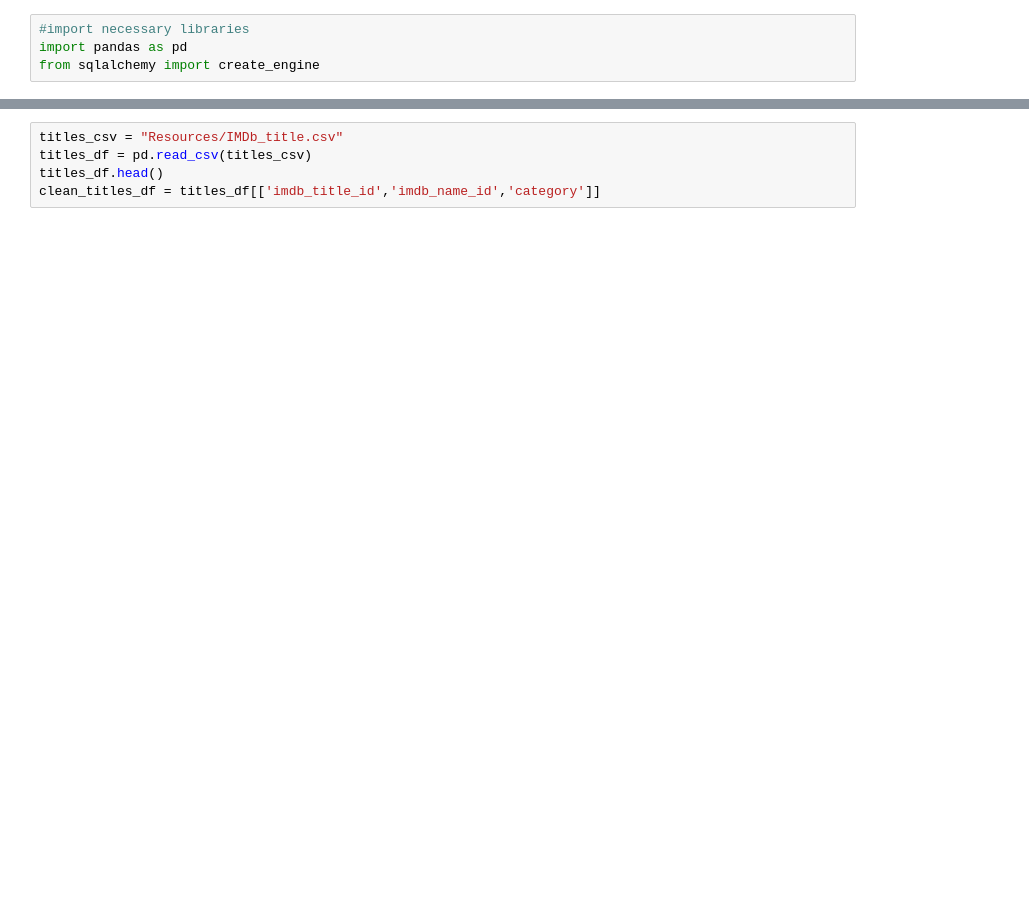
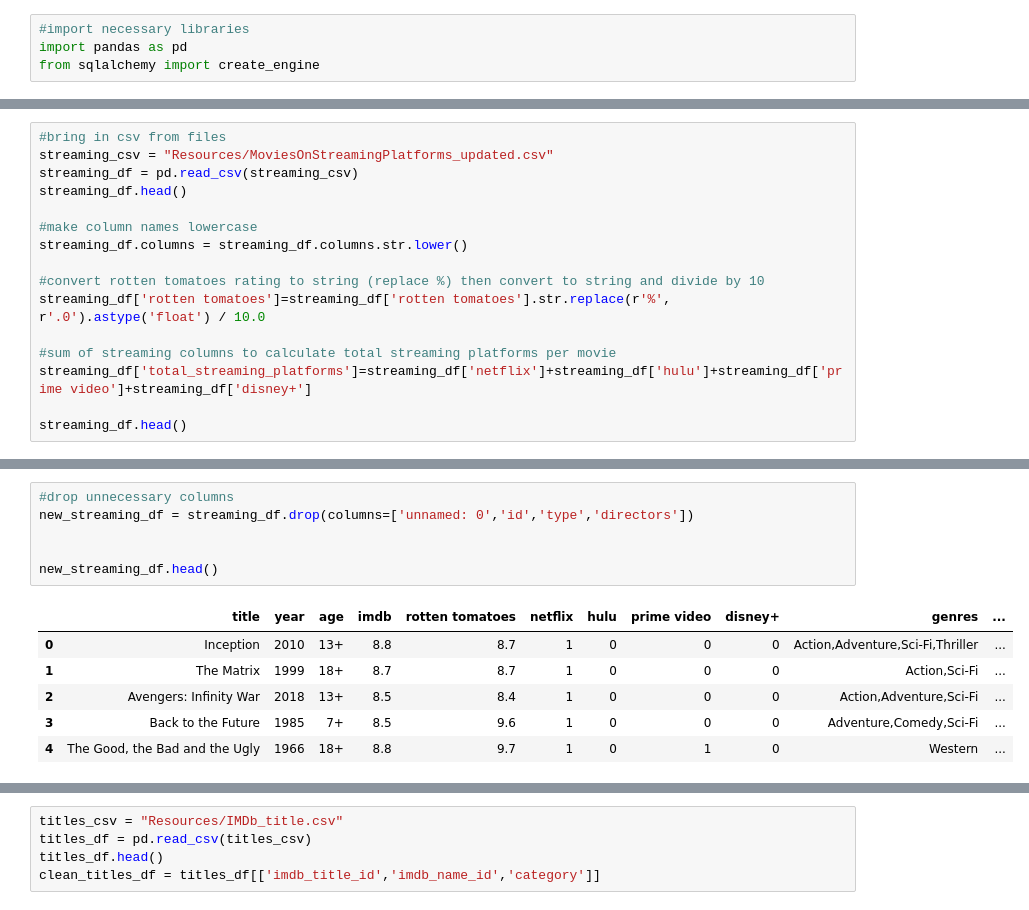
Before and after one commit to jcwells18/ETL-Project, a Jupyter notebook: data_etl.ipynb, the cells around one changed output, grey strips where cells are left out. Saved outputs shown, nothing was run; the diff lists cells and outputs as text; blank space fills up the shorter version.

```diff
--- a/data_etl.ipynb
+++ b/data_etl.ipynb
@@ -20,0 +5,16 @@ new_streaming_df.head()
+# %%
+#bring in csv from files
+streaming_csv = "Resources/MoviesOnStreamingPlatforms_updated.csv"
+streaming_df = pd.read_csv(streaming_csv)
+streaming_df.head()
+
+#make column names lowercase
+streaming_df.columns = streaming_df.columns.str.lower()
+
+#convert rotten tomatoes rating to string (replace %) then convert to string and divide by 10
+streaming_df['rotten tomatoes']=streaming_df['rotten tomatoes'].str.replace(r'%', r'.0').astype('float') / 10.0
+
+#sum of streaming columns to calculate total streaming platforms per movie
+streaming_df['total_streaming_platforms']=streaming_df['netflix']+streaming_df['hulu']+streaming_df['prime video']+streaming_df['disney+']
+
+streaming_df.head()
@@ -21,3 +28,16 @@ new_streaming_df.head()
+# %%
+#drop unnecessary columns
+new_streaming_df = streaming_df.drop(columns=['unnamed: 0','id','type','directors'])
+
+
+new_streaming_df.head()
+# %% [output]
+|  | title | year | age | imdb | rotten tomatoes | netflix | hulu | prime video | disney+ | genres | ... |
+| 0 | Inception | 2010 | 13+ | 8.8 | 8.7 | 1 | 0 | 0 | 0 | Action,Adventure,Sci-Fi,Thriller | ... |
+| 1 | The Matrix | 1999 | 18+ | 8.7 | 8.7 | 1 | 0 | 0 | 0 | Action,Sci-Fi | ... |
+| 2 | Avengers: Infinity War | 2018 | 13+ | 8.5 | 8.4 | 1 | 0 | 0 | 0 | Action,Adventure,Sci-Fi | ... |
+| 3 | Back to the Future | 1985 | 7+ | 8.5 | 9.6 | 1 | 0 | 0 | 0 | Adventure,Comedy,Sci-Fi | ... |
+| 4 | The Good, the Bad and the Ugly | 1966 | 18+ | 8.8 | 9.7 | 1 | 0 | 1 | 0 | Western | ... |
 # %%
 #bring in csv from files
 IMDB_movies_csv = "Resources/IMDb_movies.csv"
```
Also changed, not shown: parts of 11 cells of this notebook, 1 other file.
